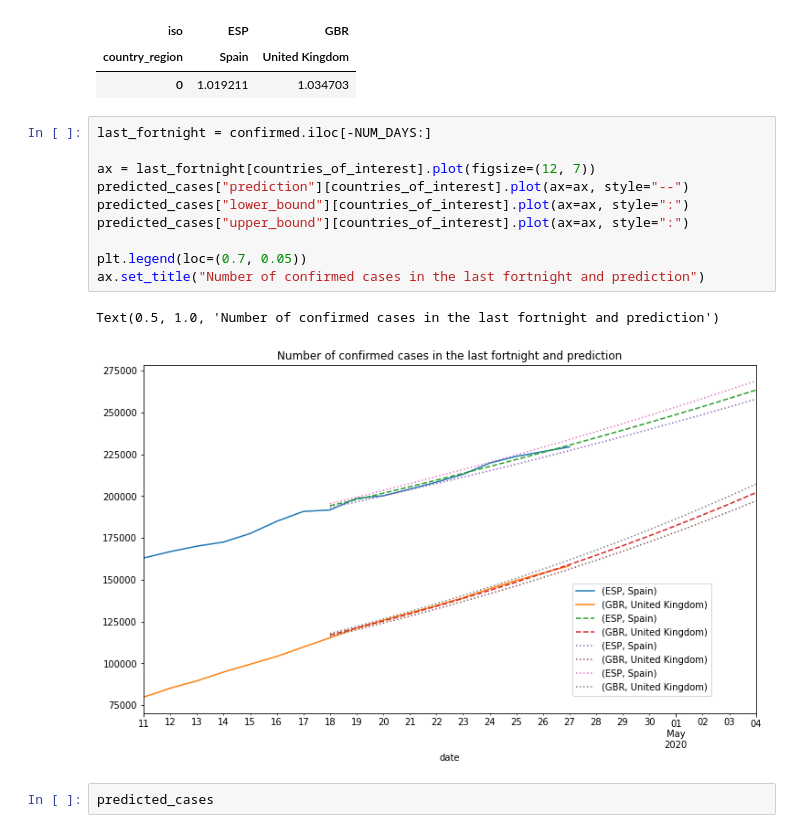
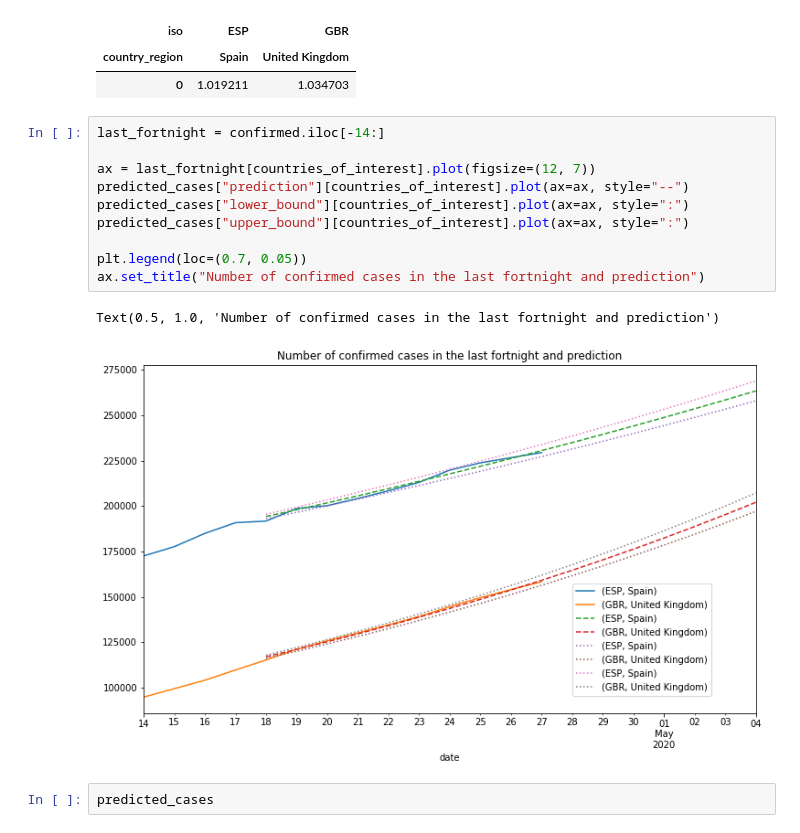
Before and after one commit to jmrr/covid19-data-analysis, a Jupyter notebook: covid19_analysis.ipynb, the cells around one changed output. Saved outputs shown, nothing was run; the diff lists cells and outputs as text.

```diff
--- a/covid19_analysis.ipynb
+++ b/covid19_analysis.ipynb
@@ -195,18 +195,18 @@ growth_rate
 | country_region | Spain | United Kingdom |
 | 0 | 1.019211 | 1.034703 |
 # %%
-last_fortnight = confirmed.iloc[-NUM_DAYS:]
+last_fortnight = confirmed.iloc[-14:]
 
 ax = last_fortnight[countries_of_interest].plot(figsize=(12, 7))
 predicted_cases["prediction"][countries_of_interest].plot(ax=ax, style="--")
 predicted_cases["lower_bound"][countries_of_interest].plot(ax=ax, style=":")
 predicted_cases["upper_bound"][countries_of_interest].plot(ax=ax, style=":")
 
 plt.legend(loc=(0.7, 0.05))
 ax.set_title("Number of confirmed cases in the last fortnight and prediction")
 # %% [output]
 Text(0.5, 1.0, 'Number of confirmed cases in the last fortnight and prediction')
-[figure, old version]
+[figure, new version]
 # %%
 predicted_cases
 # %% [output]
```
Also changed, not shown: parts of 2 cells of this notebook.
